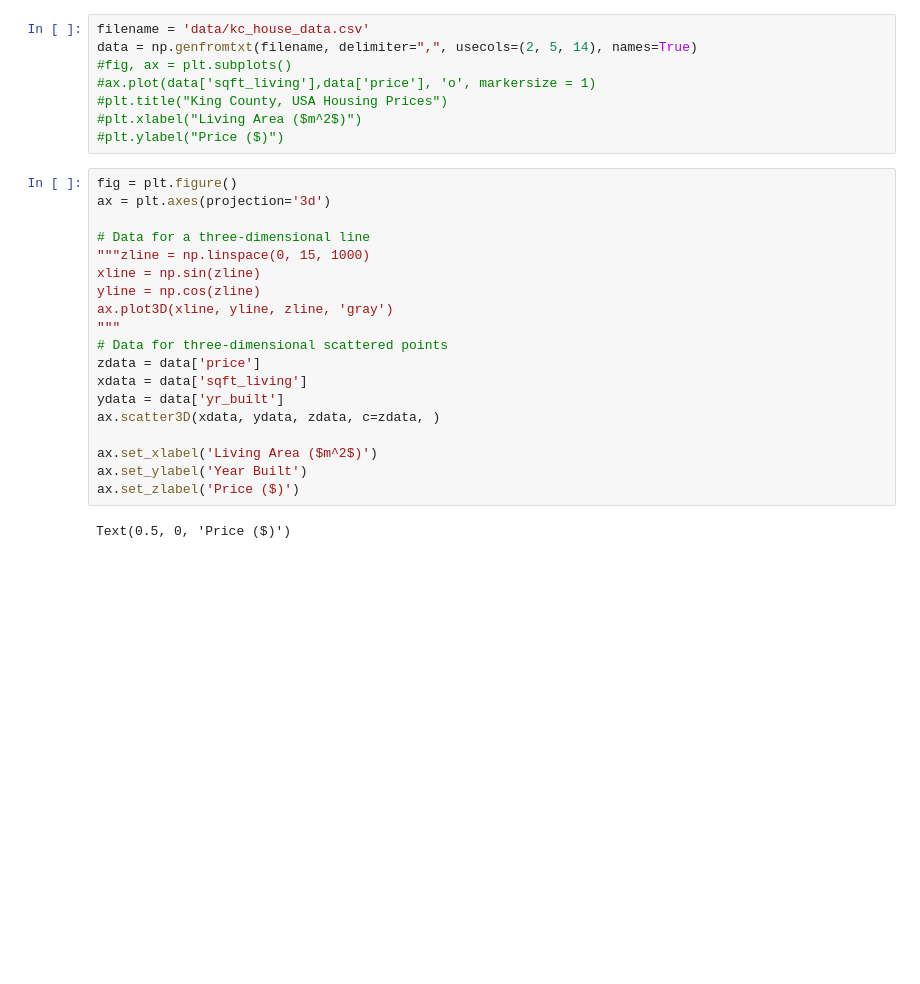
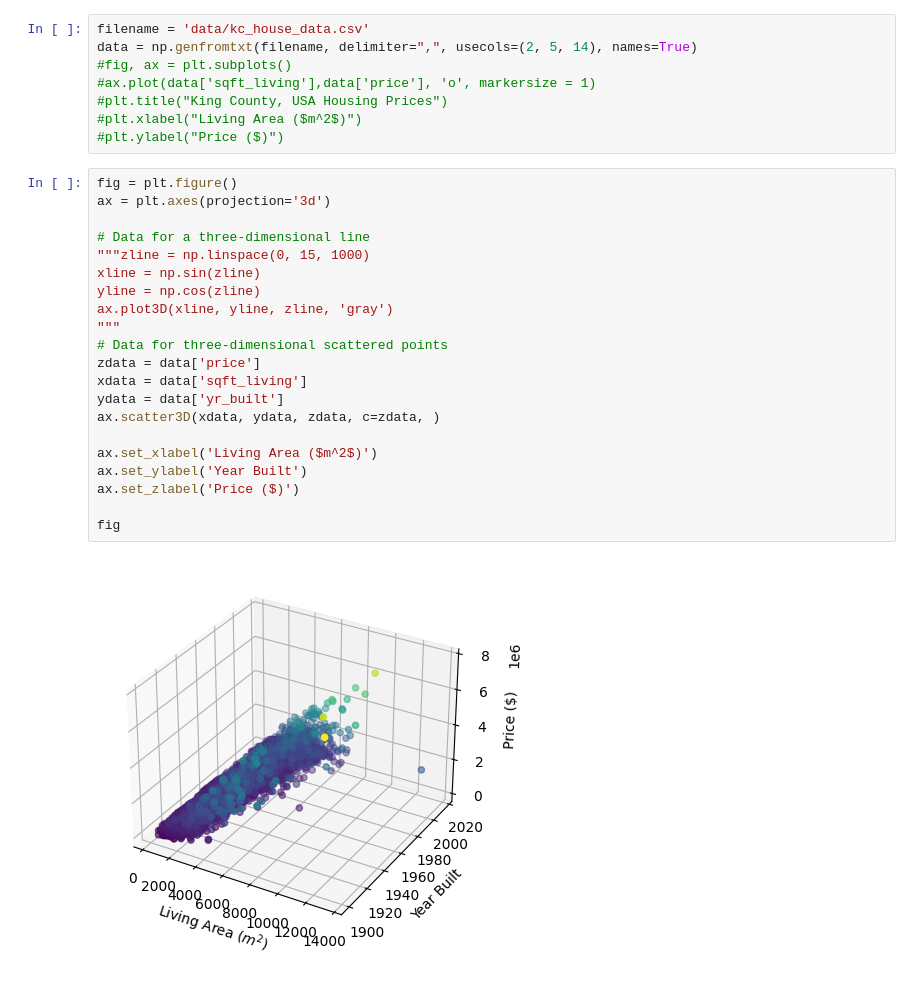
Before and after one commit to uynitsuj/playground, a Jupyter notebook: linear regression/KaggleEGHousingDataset/3dLR.ipynb, the cells around one changed output. Drawn from its saved outputs; the diff is of its cells as text; blank space fills up the shorter version.

```diff
--- a/linear regression/KaggleEGHousingDataset/3dLR.ipynb
+++ b/linear regression/KaggleEGHousingDataset/3dLR.ipynb
@@ -14,21 +14,23 @@ data = np.genfromtxt(filename, delimiter=",", usecols=(2, 5, 14), names=True)
 # %%
 fig = plt.figure()
 ax = plt.axes(projection='3d')
 
 # Data for a three-dimensional line
 """zline = np.linspace(0, 15, 1000)
 xline = np.sin(zline)
 yline = np.cos(zline)
 ax.plot3D(xline, yline, zline, 'gray')
 """
 # Data for three-dimensional scattered points
 zdata = data['price']
 xdata = data['sqft_living']
 ydata = data['yr_built']
 ax.scatter3D(xdata, ydata, zdata, c=zdata, )
 
 ax.set_xlabel('Living Area ($m^2$)')
 ax.set_ylabel('Year Built')
 ax.set_zlabel('Price ($)')
+
+fig
 # %% [output]
-Text(0.5, 0, 'Price ($)')
+[figure, added]
```
Also changed, not shown: parts of 1 cell of this notebook.
